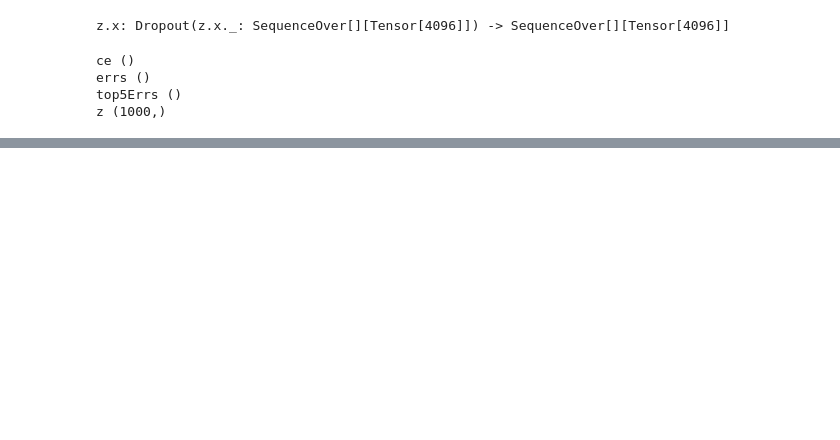
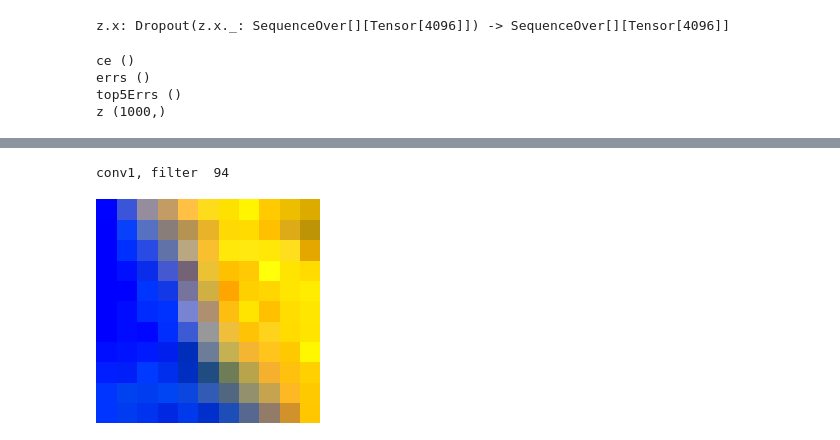
Before and after one commit to hjl/cntkdemo, a Jupyter notebook: AlexNetDemo/cntk-alexnet-conv1-visualizer.ipynb, the cells around one changed output, grey strips where cells are left out. Drawn from its saved outputs; the diff is of its cells as text; code cells hidden in the pictures; blank space fills up the shorter version.

```diff
--- a/AlexNetDemo/cntk-alexnet-conv1-visualizer.ipynb
+++ b/AlexNetDemo/cntk-alexnet-conv1-visualizer.ipynb
@@ -307,0 +168,16 @@ AttributeError: type object 'Image' has no attribute 'fromarray'
+# %%
+#make_filter_weight_image(testweights, 'testimage2.png', dim=11)
+from IPython.display import clear_output, display
+import time
+
+print(conv1_params.value[0].shape)
+for i in range(0,95):
+    make_filter_weight_image(conv1_params.value[i], 'testimage2.png', dim=11)
+    clear_output()
+    print ('conv1, filter ', i)
+    display(Image('testimage2.png'))
+    time.sleep(1)
+#Image('testimage2.png')
+# %% [output]
+conv1, filter  94
+[figure, added]
```
Also changed, not shown: parts of 22 cells of this notebook.
